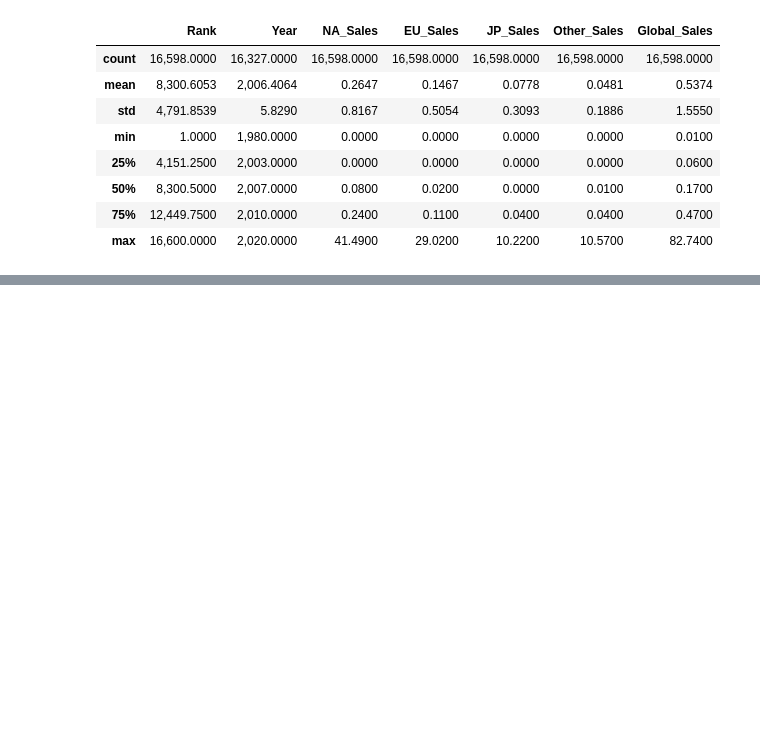
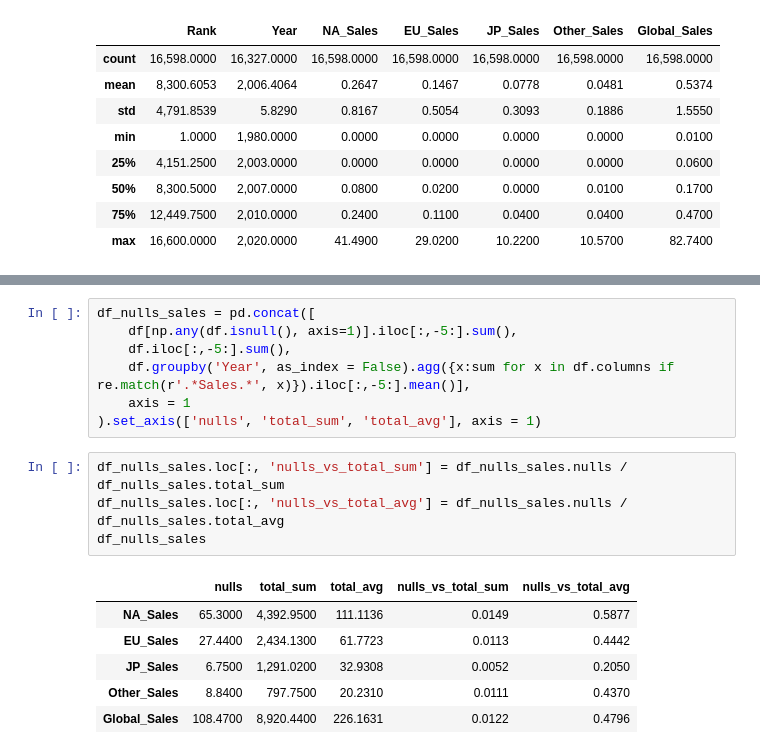
Before and after one commit to amorim-matheus/video_games_analysis, a Jupyter notebook: Video Games Sales Analysis Notebook.ipynb, the cells around one changed output, grey strips where cells are left out. Cells and saved outputs as stored; diff of their text form; blank space fills up the shorter version.

```diff
--- a/Video Games Sales Analysis Notebook.ipynb
+++ b/Video Games Sales Analysis Notebook.ipynb
@@ -152,0 +209,18 @@ df.describe()
+# %%
+df_nulls_sales = pd.concat([
+    df[np.any(df.isnull(), axis=1)].iloc[:,-5:].sum(),
+    df.iloc[:,-5:].sum(),
+    df.groupby('Year', as_index = False).agg({x:sum for x in df.columns if re.match(r'.*Sales.*', x)}).iloc[:,-5:].mean()],
+    axis = 1
+).set_axis(['nulls', 'total_sum', 'total_avg'], axis = 1)
+# %%
+df_nulls_sales.loc[:, 'nulls_vs_total_sum'] = df_nulls_sales.nulls / df_nulls_sales.total_sum
+df_nulls_sales.loc[:, 'nulls_vs_total_avg'] = df_nulls_sales.nulls / df_nulls_sales.total_avg
+df_nulls_sales
+# %% [output]
+|  | nulls | total_sum | total_avg | nulls_vs_total_sum | nulls_vs_total_avg |
+| NA_Sales | 65.3000 | 4,392.9500 | 111.1136 | 0.0149 | 0.5877 |
+| EU_Sales | 27.4400 | 2,434.1300 | 61.7723 | 0.0113 | 0.4442 |
+| JP_Sales | 6.7500 | 1,291.0200 | 32.9308 | 0.0052 | 0.2050 |
+| Other_Sales | 8.8400 | 797.7500 | 20.2310 | 0.0111 | 0.4370 |
+| Global_Sales | 108.4700 | 8,920.4400 | 226.1631 | 0.0122 | 0.4796 |
```
Also changed, not shown: parts of 12 cells of this notebook.
